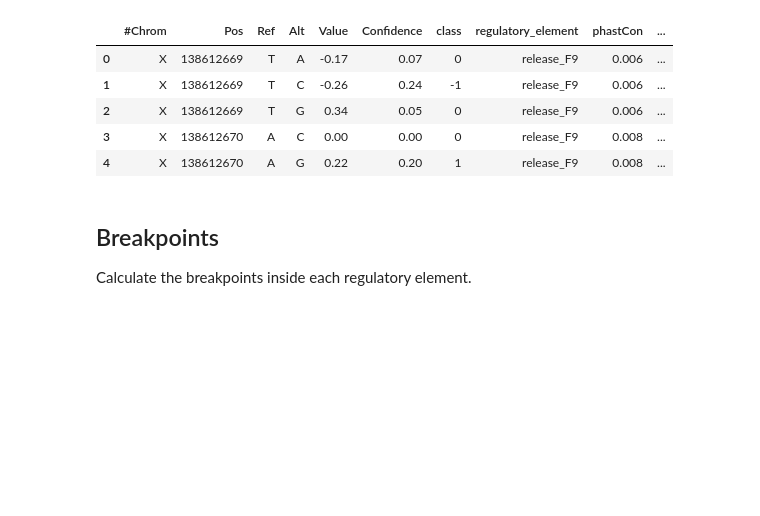
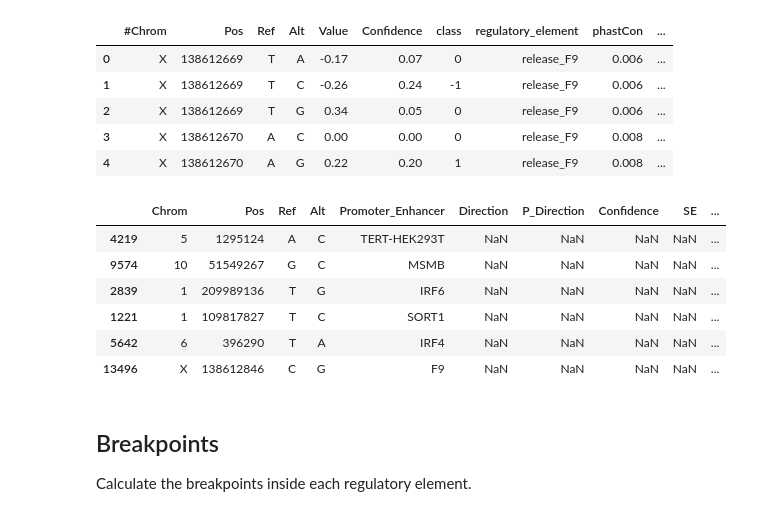
Before and after one commit to alex-hh/cagi5_mpra_prediction, a Jupyter notebook: Cagi5-Stacking.ipynb, the cells around one changed output. Cells and saved outputs as stored; diff of their text form; code cells hidden in the pictures; blank space fills up the shorter version.

```diff
--- a/Cagi5-Stacking.ipynb
+++ b/Cagi5-Stacking.ipynb
@@ -28,6 +28,20 @@ df.head()
 | 2 | X | 138612669 | T | G | 0.34 | 0.05 | 0 | release_F9 | 0.006 | ... |
 | 3 | X | 138612670 | A | C | 0.00 | 0.00 | 0 | release_F9 | 0.008 | ... |
 | 4 | X | 138612670 | A | G | 0.22 | 0.20 | 1 | release_F9 | 0.008 | ... |
+# %%
+submission = pd.read_csv(
+    'data/submission-with-cons.tsv',
+    sep='\t',
+    na_values='*')
+submission.sample(6)
+# %% [output]
+|  | Chrom | Pos | Ref | Alt | Promoter_Enhancer | Direction | P_Direction | Confidence | SE | ... |
+| 4219 | 5 | 1295124 | A | C | TERT-HEK293T | NaN | NaN | NaN | NaN | ... |
+| 9574 | 10 | 51549267 | G | C | MSMB | NaN | NaN | NaN | NaN | ... |
+| 2839 | 1 | 209989136 | T | G | IRF6 | NaN | NaN | NaN | NaN | ... |
+| 1221 | 1 | 109817827 | T | C | SORT1 | NaN | NaN | NaN | NaN | ... |
+| 5642 | 6 | 396290 | T | A | IRF4 | NaN | NaN | NaN | NaN | ... |
+| 13496 | X | 138612846 | C | G | F9 | NaN | NaN | NaN | NaN | ... |
 # %% [markdown]
 ## Breakpoints
 
```
Also changed, not shown: parts of 12 cells of this notebook, 10 other files.
